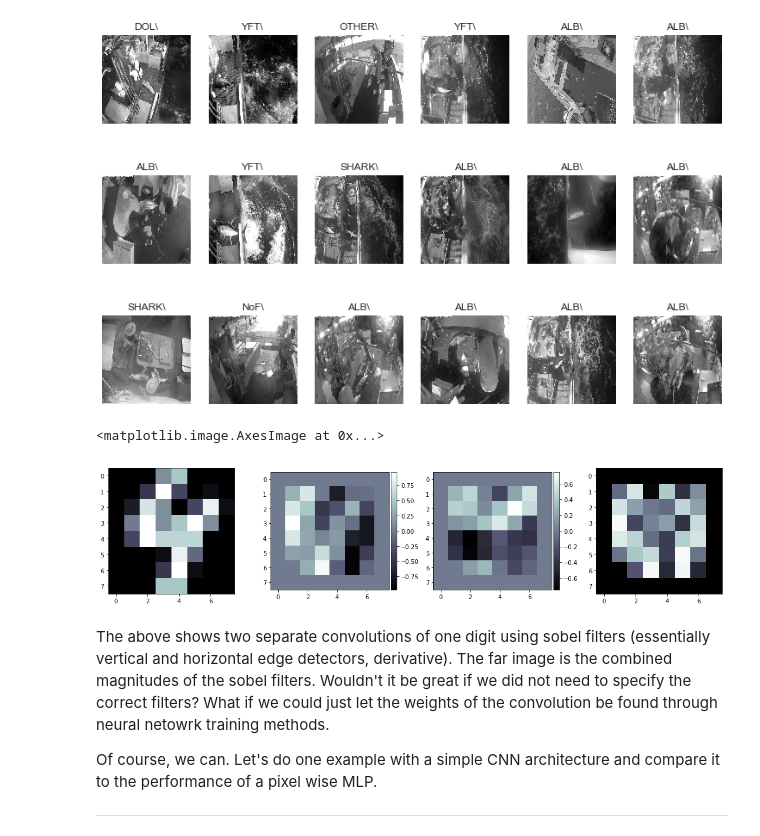
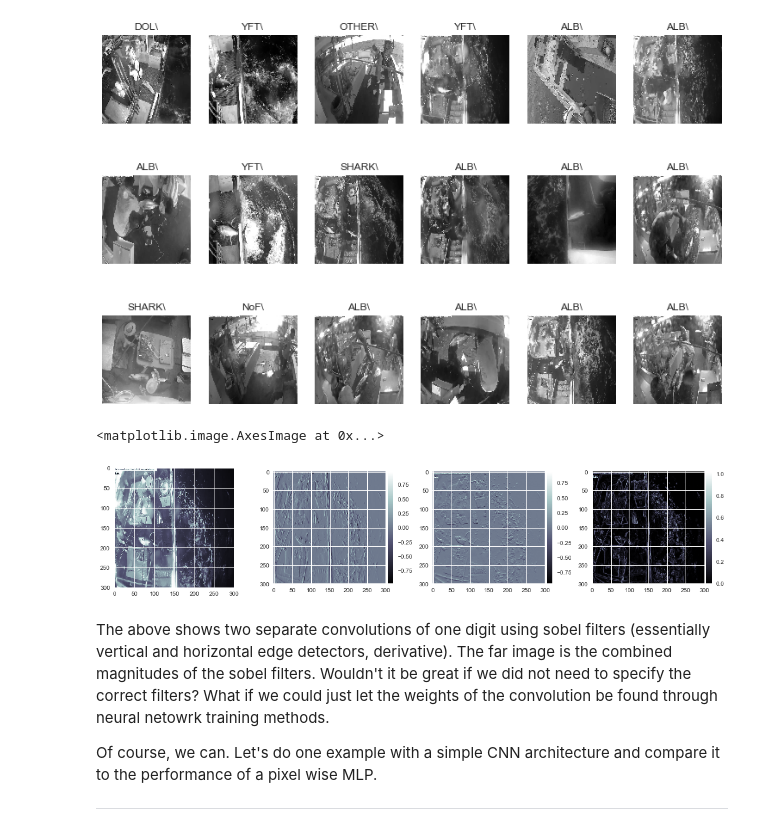
Before and after one commit to MachineLearning-FA2017/Lab8, a Jupyter notebook: CNN Van.ipynb, the cells around one changed output. Cells and saved outputs as stored; diff of their text form; code cells hidden in the pictures.

```diff
--- a/CNN Van.ipynb
+++ b/CNN Van.ipynb
@@ -140,30 +140,30 @@ plot_gallery(X_train, y_train, 8, 8) # defaults to showing a 3 by 6 subset of th
 # %%
 # A reminder of what convolution is
 from skimage.io import imshow
 from skimage.filters import sobel_h, sobel_v
 
 plt.figure(figsize=(15,4))
 
 idx_to_reconstruct = int(np.random.rand(1)*len(X))
-img  = X[idx_to_reconstruct].reshape((8,8))
+img  = X[idx_to_reconstruct]
 
 plt.subplot(1,4,1)
 imshow(img,cmap='bone')
 
 sv = sobel_v(img)
 sh = sobel_h(img)
 
 plt.subplot(1,4,2)
 imshow(sv,cmap='bone')
 plt.subplot(1,4,3)
 imshow(sh,cmap='bone')
 
 gradient_mag = np.sqrt(sv**2 + sh**2 )
 plt.subplot(1,4,4)
 imshow(gradient_mag,cmap='bone')
 # %% [output]
 <matplotlib.image.AxesImage at 0x...>
-[figure, old version]
+[figure, new version]
 # %% [markdown]
 The above shows two separate convolutions of one digit using sobel filters (essentially vertical and horizontal edge detectors, derivative). The far image is the combined magnitudes of the sobel filters. Wouldn't it be great if we did not need to specify the correct filters? What if we could just let the weights of the convolution be found through neural netowrk training methods.
 
```
Also changed, not shown: parts of 1 cell of this notebook.
